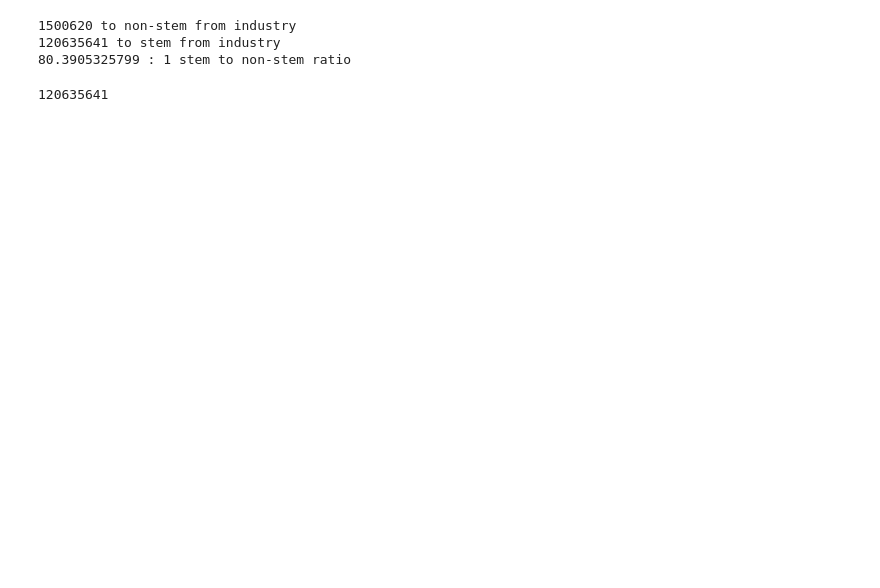
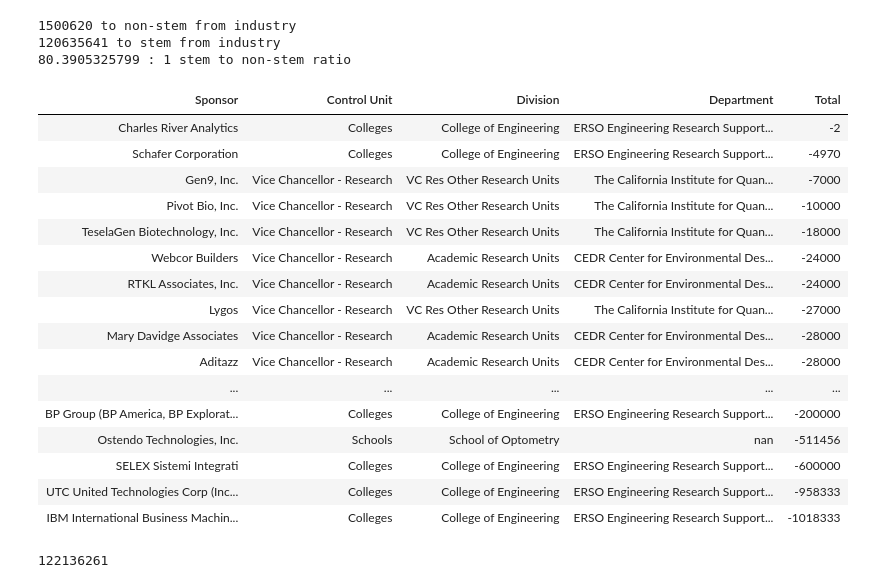
Before and after one commit to dailycal-projects/private-research, a Jupyter notebook: notebooks/private-research.ipynb, the cells around one changed output. Cells and saved outputs as stored; diff of their text form; code cells hidden in the pictures; blank space fills up the shorter version.

```diff
--- a/notebooks/private-research.ipynb
+++ b/notebooks/private-research.ipynb
@@ -416,7 +414,29 @@ print(stem/non ,": 1 stem to non-stem ratio")
 1500620 to non-stem from industry
 120635641 to stem from industry
 80.3905325799 : 1 stem to non-stem ratio
+# %%
+# (stem_industry.where('Total', are.below(0))).where('Non_Stem', True)
+# stem - decreased
+(industry.where('Total', are.below(0))).show()
+# %% [output]
+| Sponsor | ﻿Control Unit | Division | Department | Total |
+| Charles River Analytics | Colleges | College of Engineering | ERSO Engineering Research Support... | -2 |
+| Schafer Corporation | Colleges | College of Engineering | ERSO Engineering Research Support... | -4970 |
+| Gen9, Inc. | Vice Chancellor - Research | VC Res Other Research Units | The California Institute for Quan... | -7000 |
+| Pivot Bio, Inc. | Vice Chancellor - Research | VC Res Other Research Units | The California Institute for Quan... | -10000 |
+| TeselaGen Biotechnology, Inc. | Vice Chancellor - Research | VC Res Other Research Units | The California Institute for Quan... | -18000 |
+| Webcor Builders | Vice Chancellor - Research | Academic Research Units | CEDR Center for Environmental Des... | -24000 |
+| RTKL Associates, Inc. | Vice Chancellor - Research | Academic Research Units | CEDR Center for Environmental Des... | -24000 |
+| Lygos | Vice Chancellor - Research | VC Res Other Research Units | The California Institute for Quan... | -27000 |
+| Mary Davidge Associates | Vice Chancellor - Research | Academic Research Units | CEDR Center for Environmental Des... | -28000 |
+| Aditazz | Vice Chancellor - Research | Academic Research Units | CEDR Center for Environmental Des... | -28000 |
+| ... | ... | ... | ... | ... |
+| BP Group (BP America, BP Explorat... | Colleges | College of Engineering | ERSO Engineering Research Support... | -200000 |
+| Ostendo Technologies, Inc. | Schools | School of Optometry | nan | -511456 |
+| SELEX Sistemi Integrati | Colleges | College of Engineering | ERSO Engineering Research Support... | -600000 |
+| UTC United Technologies Corp (Inc... | Colleges | College of Engineering | ERSO Engineering Research Support... | -958333 |
+| IBM International Business Machin... | Colleges | College of Engineering | ERSO Engineering Research Support... | -1018333 |
 # %%
-(stem_industry.where('Non_Stem', False).column("Total"))
+sum(stem_industry.column('Total'))
 # %% [output]
-120635641
+122136261
```
Also changed, not shown: parts of 7 cells of this notebook, 4 other files.
